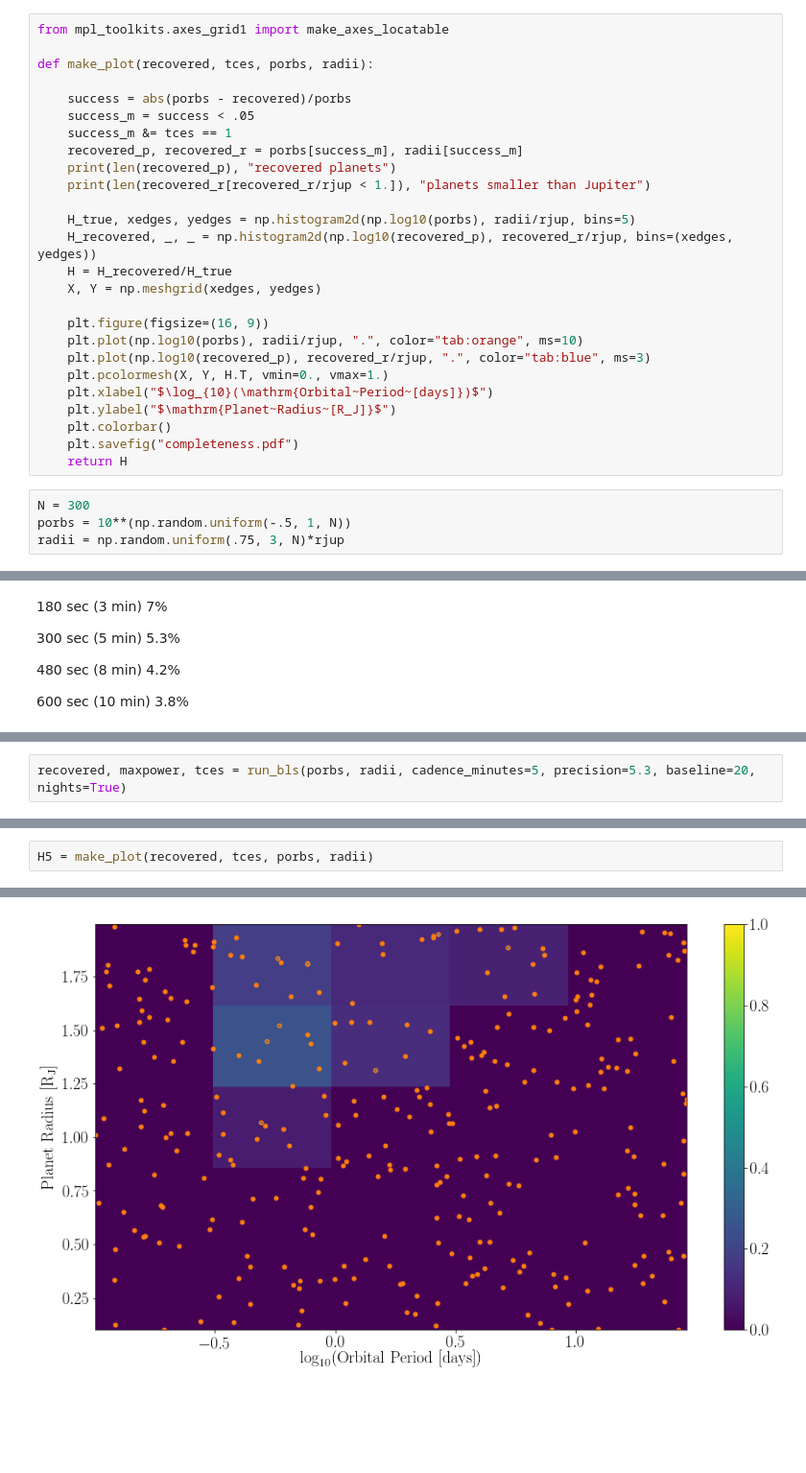
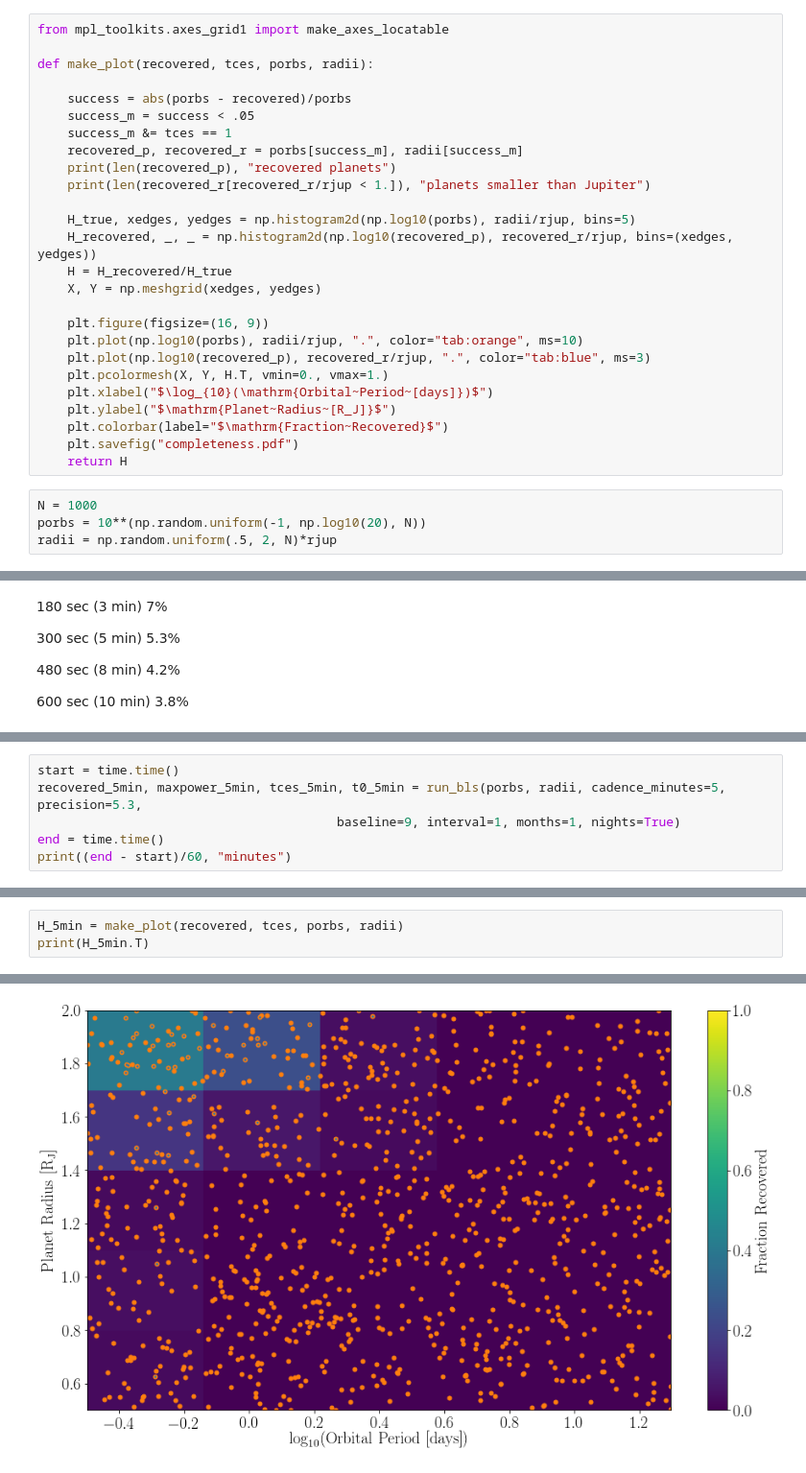
Before and after one commit to RuthAngus/extragalactic-exoplanets, a Jupyter notebook: Proof-of-concept.ipynb, the cells around one changed output, grey strips where cells are left out. Shown at 96% size. Drawn from its saved outputs; the diff is of its cells as text; blank space fills up the shorter version.

Commit message:
editing and testing cadences again

```diff
--- a/Proof-of-concept.ipynb
+++ b/Proof-of-concept.ipynb
@@ -453,12 +453,12 @@ def make_plot(recovered, tces, porbs, radii):
     plt.pcolormesh(X, Y, H.T, vmin=0., vmax=1.)
     plt.xlabel("$\log_{10}(\mathrm{Orbital~Period~[days]})$")
     plt.ylabel("$\mathrm{Planet~Radius~[R_J]}$")
-    plt.colorbar()
+    plt.colorbar(label="$\mathrm{Fraction~Recovered}$")
     plt.savefig("completeness.pdf")
     return H
 # %%
-N = 300
-porbs = 10**(np.random.uniform(-.5, 1, N))
-radii = np.random.uniform(.75, 3, N)*rjup
+N = 1000
+porbs = 10**(np.random.uniform(-1, np.log10(20), N))
+radii = np.random.uniform(.5, 2, N)*rjup
 # %%
 rstar = 1*co.R_sun.value
@@ -499,2 +559,6 @@ H = make_plot(recovered, tces, porbs, radii)
 # %%
-recovered, maxpower, tces = run_bls(porbs, radii, cadence_minutes=5, precision=5.3, baseline=20, nights=True)
+start = time.time()
+recovered_5min, maxpower_5min, tces_5min, t0_5min = run_bls(porbs, radii, cadence_minutes=5, precision=5.3,
+                                        baseline=9, interval=1, months=1, nights=True)
+end = time.time()
+print((end - start)/60, "minutes")
@@ -501,3 +567,4 @@ recovered, maxpower, tces = run_bls(porbs, radii, cadence_minutes=5, precision=5
 # %%
-H5 = make_plot(recovered, tces, porbs, radii)
+H_5min = make_plot(recovered, tces, porbs, radii)
+print(H_5min.T)
 # %% [output]
@@ -506,2 +578,2 @@ H5 = make_plot(recovered, tces, porbs, radii)
-[figure, old version]
+[figure, new version]
 # %%
```
Also changed, not shown: parts of 20 cells of this notebook, 7 other files.
